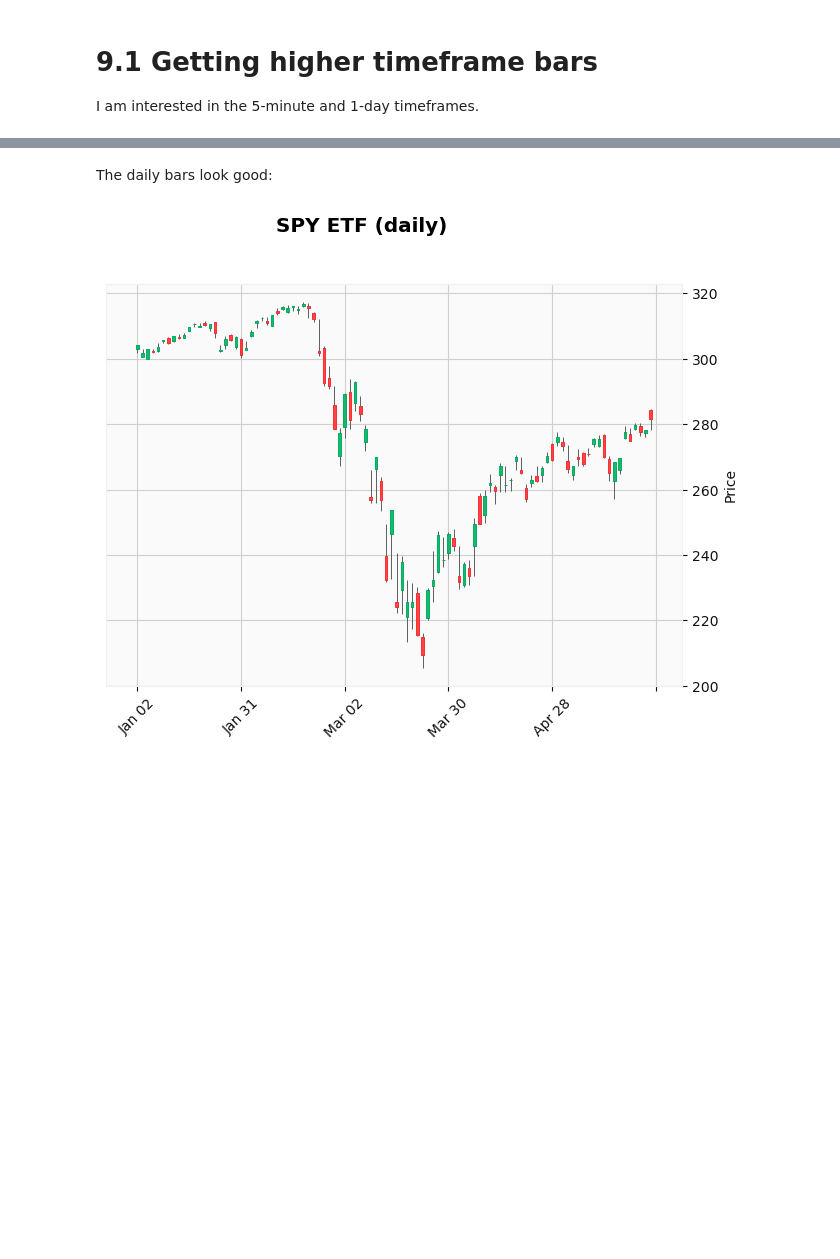
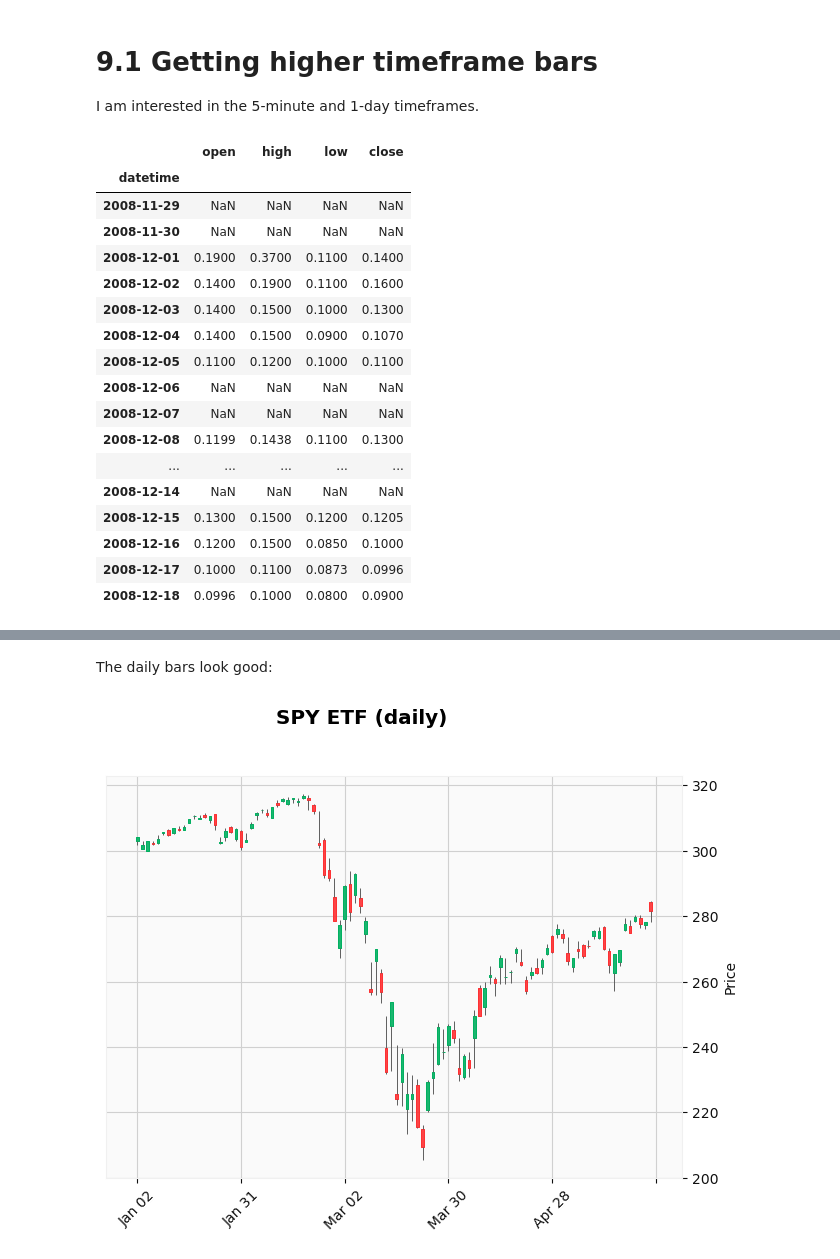
Before and after one commit to shinathan/polygon.io-stock-database, a Jupyter notebook: 09_aggregate.ipynb, the cells around one changed output, grey strips where cells are left out. Saved outputs shown, nothing was run; the diff lists cells and outputs as text; code cells hidden in the pictures; blank space fills up the shorter version.

```diff
--- a/09_aggregate.ipynb
+++ b/09_aggregate.ipynb
@@ -1,3 +1,24 @@
 # %% [markdown]
 # 9.1 Getting higher timeframe bars
 I am interested in the 5-minute and 1-day timeframes.
+# %%
+bars.tail(20)
+# %% [output]
+|  | open | high | low | close |
+| datetime |  |  |  |  |
+| 2008-11-29 | NaN | NaN | NaN | NaN |
+| 2008-11-30 | NaN | NaN | NaN | NaN |
+| 2008-12-01 | 0.1900 | 0.3700 | 0.1100 | 0.1400 |
+| 2008-12-02 | 0.1400 | 0.1900 | 0.1100 | 0.1600 |
+| 2008-12-03 | 0.1400 | 0.1500 | 0.1000 | 0.1300 |
+| 2008-12-04 | 0.1400 | 0.1500 | 0.0900 | 0.1070 |
+| 2008-12-05 | 0.1100 | 0.1200 | 0.1000 | 0.1100 |
+| 2008-12-06 | NaN | NaN | NaN | NaN |
+| 2008-12-07 | NaN | NaN | NaN | NaN |
+| 2008-12-08 | 0.1199 | 0.1438 | 0.1100 | 0.1300 |
+| ... | ... | ... | ... | ... |
+| 2008-12-14 | NaN | NaN | NaN | NaN |
+| 2008-12-15 | 0.1300 | 0.1500 | 0.1200 | 0.1205 |
+| 2008-12-16 | 0.1200 | 0.1500 | 0.0850 | 0.1000 |
+| 2008-12-17 | 0.1000 | 0.1100 | 0.0873 | 0.0996 |
+| 2008-12-18 | 0.0996 | 0.1000 | 0.0800 | 0.0900 |
```
Also changed, not shown: parts of 1 cell of this notebook, 4 other files.
